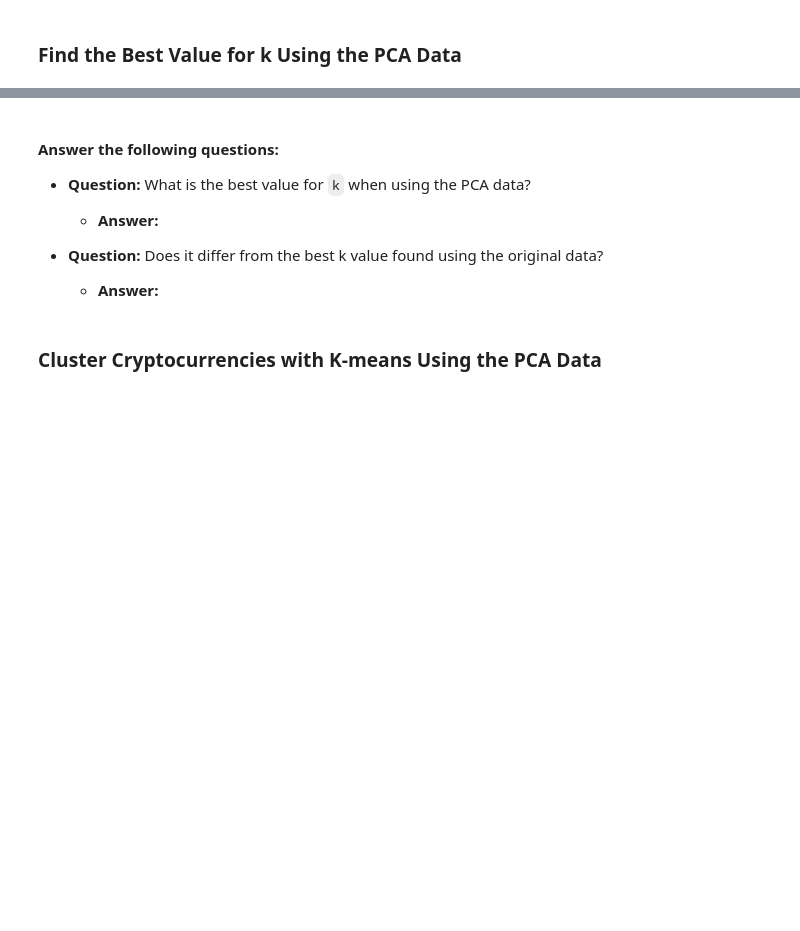
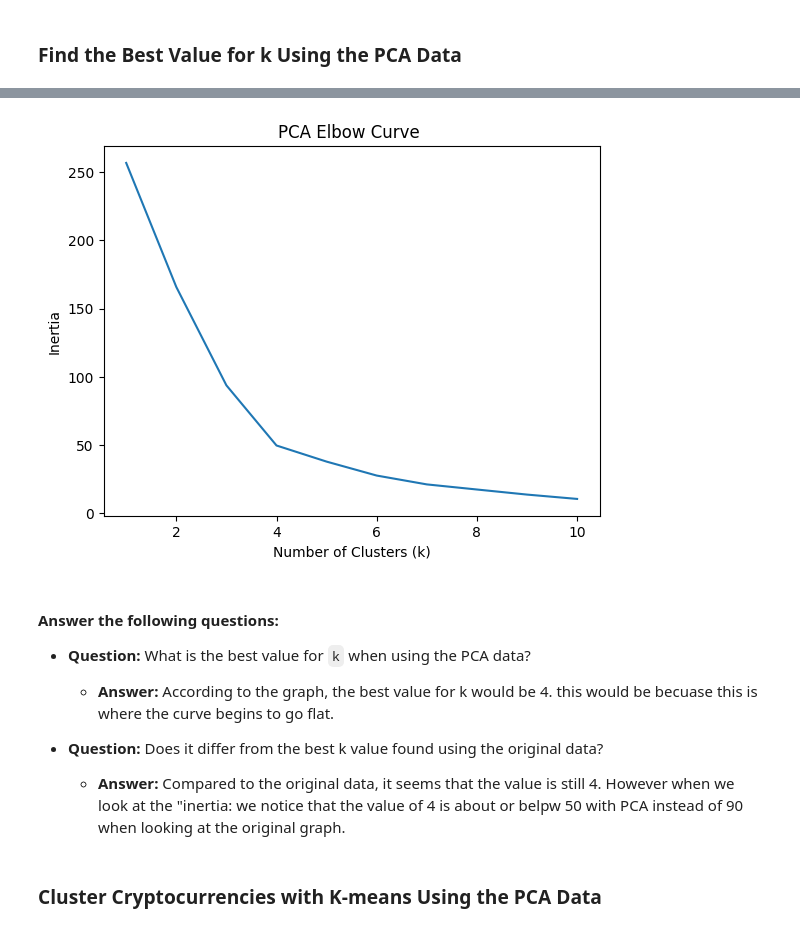
Before and after one commit to d-p1/CryptoClustering, a Jupyter notebook: Crypto_Clustering.ipynb, the cells around one changed output, grey strips where cells are left out. Saved outputs shown, nothing was run; the diff lists cells and outputs as text; code cells hidden in the pictures; blank space fills up the shorter version.

Commit message:
PCA Elbow Curve

```diff
--- a/Crypto_Clustering.ipynb
+++ b/Crypto_Clustering.ipynb
@@ -313,7 +313,14 @@ invalues_pca = []
 # 1. Create a KMeans model using the loop counter for the n_clusters
 # 2. Fit the model to the data using `df_market_data_pca`
 # 3. Append the model.inertia_ to the inertia list
+for k in kvalues_pca:
+    kmeans_model = KMeans(n_clusters=k)
+    kmeans_model.fit(df_crypto_pca2)
+    invalues_pca.append(kmeans_model.inertia_)
 # %%
 # Create a dictionary with the data to plot the Elbow curve
+elbow_pca = {"k" : kvalues_pca, "inertia": invalues_pca}
+# Create a DataFrame with the data to plot the Elbow curve
+df_elbowc_pca = pd.DataFrame(elbow_pca)
 
-# Create a DataFrame with the data to plot the Elbow curve
+df_elbowc_pca.head()
@@ -323,14 +345,25 @@ invalues_pca = []
+# %%
+# Plot the line chart
+plt.plot(df_elbowc_pca['k'], df_elbowc_pca['inertia'])
+plt.xlabel('Number of Clusters (k)')
+plt.ylabel('Inertia')
+plt.title('PCA Elbow Curve ')
+
+# Display the line chart
+plt.show()
+# %% [output]
+[figure, added]
 # %% [markdown]
 #### Answer the following questions:
 
 * **Question:** What is the best value for `k` when using the PCA data?
 
   * **Answer:**
-
+ According to the graph, the best value for k would be 4. this would be becuase this is where the curve begins to go flat.
 
 * **Question:** Does it differ from the best k value found using the original data?
 
-  * **Answer:**
+  * **Answer:** Compared to the original data, it seems that the value is still 4. However when we look at the "inertia: we notice that the value of 4 is about or belpw 50 with PCA instead of 90 when looking at the original graph.
 # %% [markdown]
 ### Cluster Cryptocurrencies with K-means Using the PCA Data
 # %%
```
Also changed, not shown: parts of 2 cells of this notebook.
